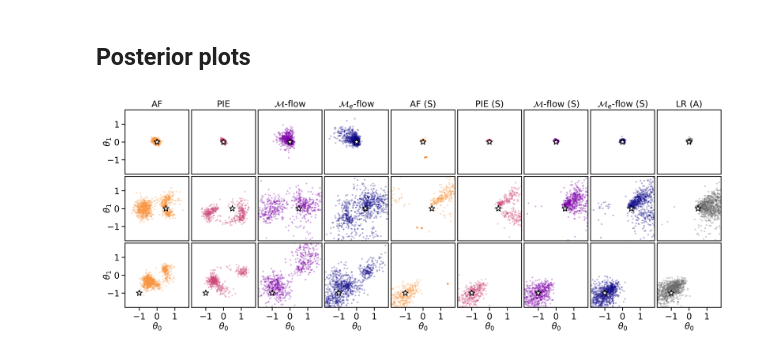
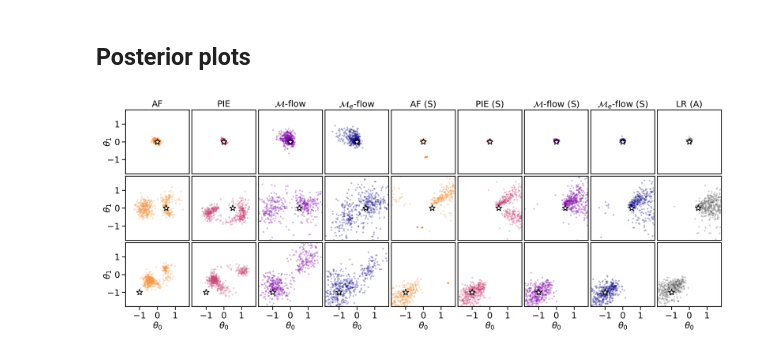
Before and after one commit to johannbrehmer/manifold-flow, a Jupyter notebook: experiments/notebooks/lhc_result_plots.ipynb, the cells around one changed output. Drawn from its saved outputs; the diff is of its cells as text; code cells hidden in the pictures.

```diff
--- a/experiments/notebooks/lhc_result_plots.ipynb
+++ b/experiments/notebooks/lhc_result_plots.ipynb
@@ -272,7 +272,7 @@ plt.savefig("../figures/lhc_generated_samples_closure.pdf")
 # %% [markdown]
 ## Posterior plots
 # %%
-skip = 100
+show = 500
 extent = 1.8
 
 true_params = [[0.,0.], [0.5, 0.], [-1., -1.]]
@@ -291,32 +291,35 @@ for i in range(n_panels):
         )
 
         # Results
         for label, posteriors, c, m, panel, run  in zip(
             algo_labels, model_posterior_samples, algo_colors, algo_markers, algo_panels, algo_best_runs
         ):
             if panel < 0 or panel == i:
+                x_ = posteriors[:,j,:,:, :].reshape(-1,2)
+                x_ = x_[np.all(np.isfinite(x_), axis=-1)]
+                skip = len(x_) // show
                 plt.scatter(
-                    posteriors[:,j,:,::skip, 0], posteriors[:,j,:,::skip, 1],
+                    x_[::skip, 0], x_[::skip, 1],
                     c=[c], marker="o", s=3., alpha=0.3, lw=0.
                 )
                 if j == 0:
                     plt.title(label, fontsize=ps.FONTSIZE, pad=3)
 
         plt.xlim(-extent, extent)
         plt.ylim(-extent, extent)
         if j == n_trueparams - 1:
             plt.xticks([-1., 0., 1.], None)
             ax.tick_params(axis='x', which='major', pad=2)
         else:
             plt.xticks([], [])
         if i == 0:
             plt.yticks([-1., 0., 1.], None)
             ax.tick_params(axis='y', which='major', pad=2)
         else:
             plt.yticks([], [])
         plt.xlabel(r"$\theta_0$" if j == n_trueparams - 1 else "", labelpad=1)
         plt.ylabel(r"$\theta_1$" if i == 0 else "", labelpad=-5)
 
 plt.savefig("../figures/lhc_posterior_scatter.pdf")
 # %% [output]
-[figure, old version]
+[figure, new version]
```
Also changed, not shown: parts of 1 cell of this notebook, 10 other files.
